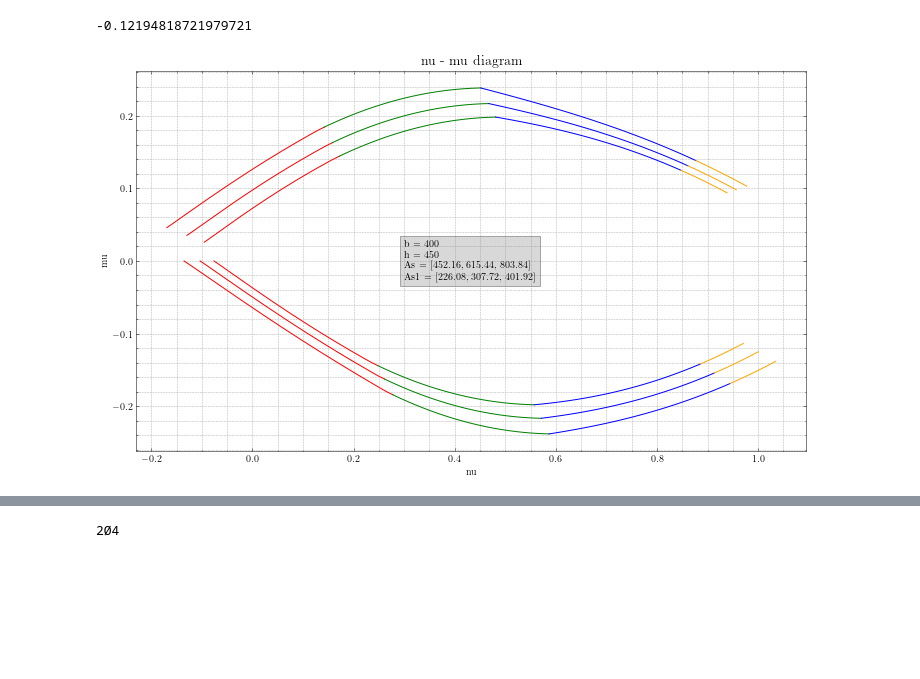
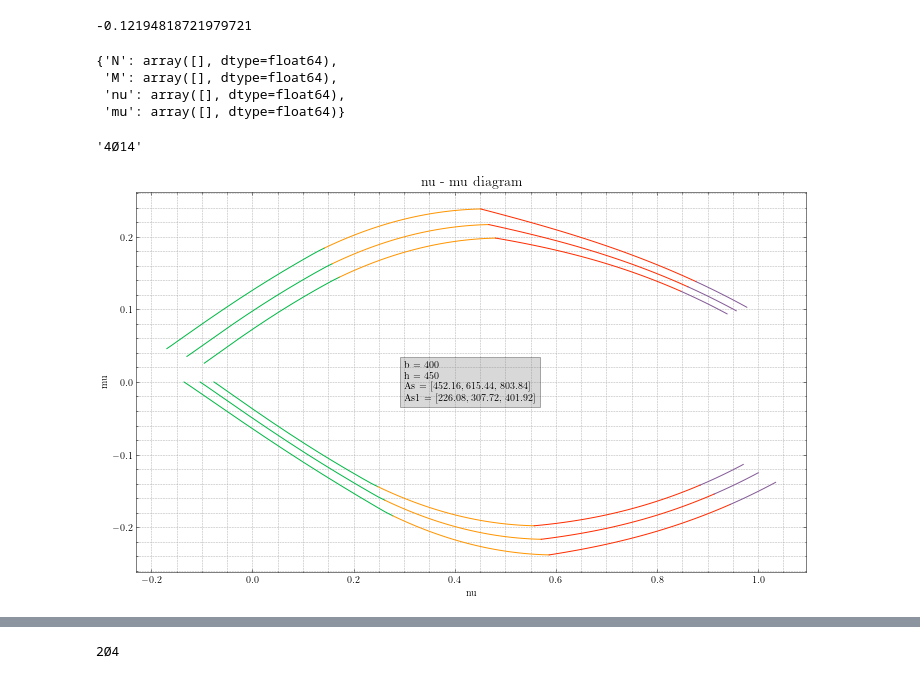
Before and after one commit to sononicola/Design-of-Concrete-Structures, a Jupyter notebook: M - N interaction diagram.ipynb, the cells around one changed output, grey strips where cells are left out. Cells and saved outputs as stored; diff of their text form; code cells hidden in the pictures; blank space fills up the shorter version.

```diff
--- a/M - N interaction diagram.ipynb
+++ b/M - N interaction diagram.ipynb
@@ -3,7 +3,7 @@ import numpy as np
 import matplotlib.pyplot as plt
 from reinforced_concrete.sections import create_concrete_material, create_steel_material
 
-plt.style.use(["science"])
+plt.style.use(["science", "std-colors"])
 #plt.style.use(["science", "notebook"]) # faster but witout LaTeX render
 # %% [output]
 ConcreteMaterial(fck=30, rck=37, fcm=38, fcd=17.0, Ecm=32836.57, fctm=2.896, fctk=2.028, fctd=1.3517, ec2=0.002, ecu2=0.0035, ec3=0.00175, ecu3=0.0035)
@@ -208,6 +226,14 @@ def strainDistribution(As,As1) -> dict[dict]:
 # Above and below x axis: invert steel areas and change M sign in plotting function
 MN_up = strainDistribution(As,As1)
 MN_down = strainDistribution(As1,As)
+# %%
+i = 1
+MN_down[f"{i}"]
+# %% [output]
+{'N': array([], dtype=float64),
+ 'M': array([], dtype=float64),
+ 'nu': array([], dtype=float64),
+ 'mu': array([], dtype=float64)}
 # %%
 def create_multiple_strainDistribution(As: list, As1: list) -> list[tuple[dict]]:
     """example [(MN_up_1, MN_down_1), (MN_up_2, MN_down_2), ...]"""
@@ -218,63 +244,82 @@ def create_multiple_strainDistribution(As: list, As1: list) -> list[tuple[dict]]
         multiple_strain_distributions.append(tup)
     return multiple_strain_distributions
 
-def a(bars: int , diameter: int):
-    return bars * 3.14 * diameter**2 / 4
+def a(n_bars: int , diameter: int, string = False):
+    if string == False:
+        return n_bars * 3.14 * diameter**2 / 4
+    else:
+        "Return a string like:'2Ø4' "
+        return f"{n_bars}Ø{diameter}"
 
 
 As_list = [a(4,12),a(4,14), a(4,16)]
 As1_list = [a(2,12),a(2,14), a(2,16)]
 
 mult = create_multiple_strainDistribution(As_list,As1_list)
+# %%
+a(4,14,string=True)
+# %% [output]
+'4Ø14'
 # %%
-COLORS = ["red","green","blue","orange"]
-def interaction_diagram_single(dic_up,dic_down):
-    fig, ax = plt.subplots(1,1, figsize = (7, 5))
-    ax.set_xlabel('nu')
-    ax.set_ylabel('mu')
+COLORS = [list(plt.rcParams['axes.prop_cycle'])[col]['color'] for col in range(len(list(plt.rcParams['axes.prop_cycle'])))] #colors from the matplotlib style
 
-    for i in range(2,6): #(1,7) when finisched
-        k = i - 2 # i -1
-        i = str(i)
-        ax.plot(dic_up[i]["nu"],dic_up[i]["mu"],dic_down[i]["nu"],-dic_down[i]["mu"],color=COLORS[k],label=i)
+def interaction_diagram_single(dic_up,dic_down, NM=True,):
+    x = "N" if NM else "nu"
+    y = "M" if NM else "mu"
+
+    fig, ax = plt.subplots(1,1, figsize = (12, 7))
+    for i in range(1,7):
+        ax.plot(dic_up[f"{i}"]["nu"],dic_up[f"{i}"]["mu"],color=COLORS[i-1],label=f" Campo {i}")
+        ax.plot(dic_down[f"{i}"]["nu"],-dic_down[f"{i}"]["mu"],color=COLORS[i-1])
+        ax.set_xlabel(x) # "r"$\bf" + x + r"}$""
+        ax.set_ylabel(y)
+        ax.grid("True",which="both",linestyle='dashed')
+        ax.set_title(f"{x} - {y} diagram", fontsize=14)
         ax.legend()
+
+    #plt.savefig(f"{x}_{y}_diagram.pdf")
+
+    return fig, ax
 
 def interaction_diagram_multiple(
         multiple_strainDistribution: create_multiple_strainDistribution,
         NM=True,
         NM_values: list = None
     ):
     x = "N" if NM else "nu"
     y = "M" if NM else "mu"
 
     fig, ax = plt.subplots(1,1, figsize = (12, 7))
     ax.set_xlabel(x) # "r"$\bf" + x + r"}$""
     ax.set_ylabel(y)
     ax.grid("True",which="both",linestyle='dashed')
     ax.set_title(f"{x} - {y} diagram", fontsize=14)
     for area in range(len(multiple_strainDistribution)):
-        for i in range(2,6): #(1,7) when finisched #TODO
-            k = i - 2 # i -1 #togliere completamente k #TODO
-            i = str(i)
+        for i in range(1,7):
             dic_up, dic_down = multiple_strainDistribution[area]
-            ax.plot(dic_up[i][x],dic_up[i][y],dic_down[i][x],-dic_down[i][y],color=COLORS[k])
+            ax.plot(dic_up[f"{i}"][x],dic_up[f"{i}"][y],dic_down[f"{i}"][x],-dic_down[f"{i}"][y],color=COLORS[i-1])
         #ax.plot([],[], label=f"Area: {area}")
+
     ax.text(
         x=0.4,
         y=0.5,
         s=f"b = {b}\nh = {h}\nAs   = {As_list} \nAs1 = {As1_list} ",
         horizontalalignment='left',
         verticalalignment='center',
         transform=ax.transAxes, #used to make x,y coords in global coordinates
         bbox=dict(facecolor='grey', alpha=0.3)
     )
     if NM_values:
         x_points = NM_values[0]
         y_points = NM_values[1]
         ax.plot(x_points, y_points,"rs")
 
-    #plt.savefig(f"{x}_{y}_diagram.pdf")
-#interaction_diagram_single(MN_up,MN_down)
-interaction_diagram_multiple(mult, NM = False) # , NM_values=[[1,3],[2,6]]
+    #plt.savefig(f"{x}_{y}_diagram_multiple.pdf")
+
+    return fig, ax
+
+#fig, ax = interaction_diagram_single(MN_up,MN_down)
+fig, ax = interaction_diagram_multiple(mult, NM = False) # , NM_values=[[1,3],[2,6]]
+plt.show()
 # %% [output]
-[figure, old version]
+[figure, new version]
```
Also changed, not shown: parts of 4 cells of this notebook.
